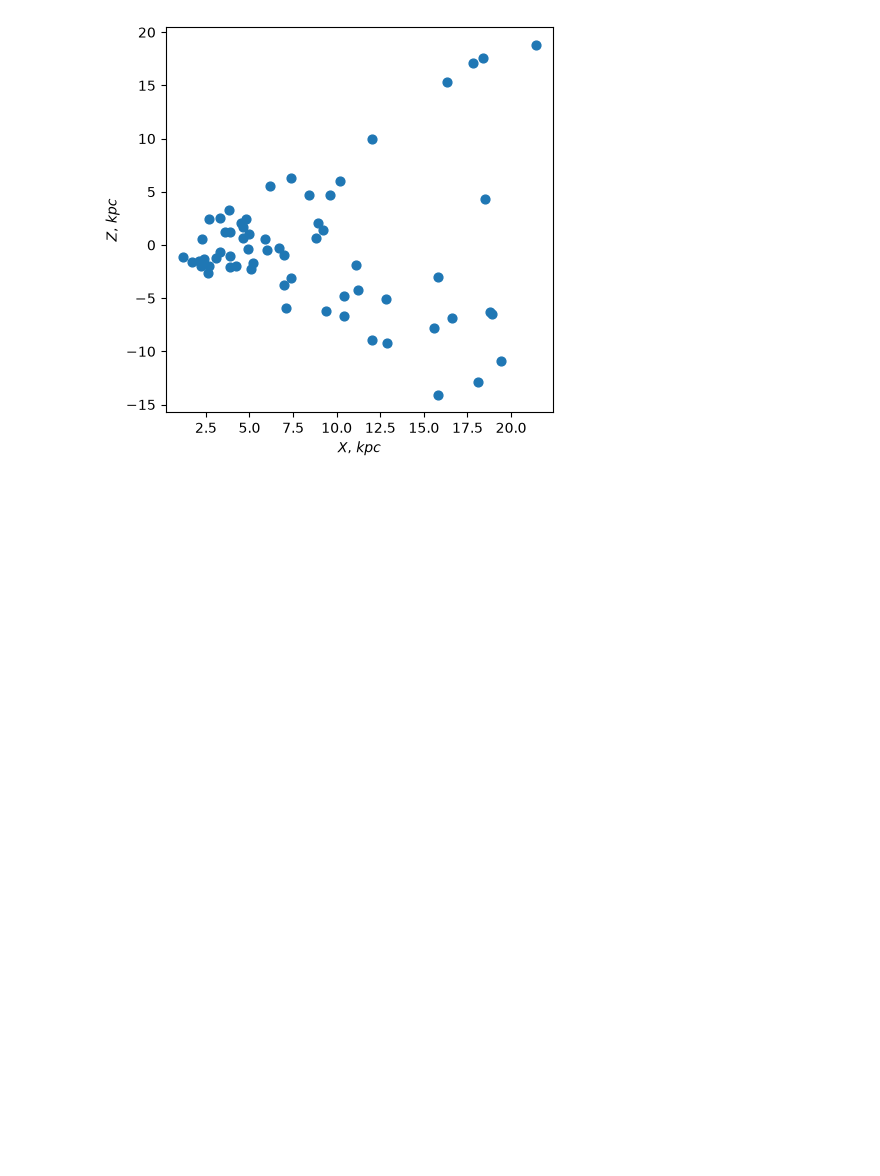
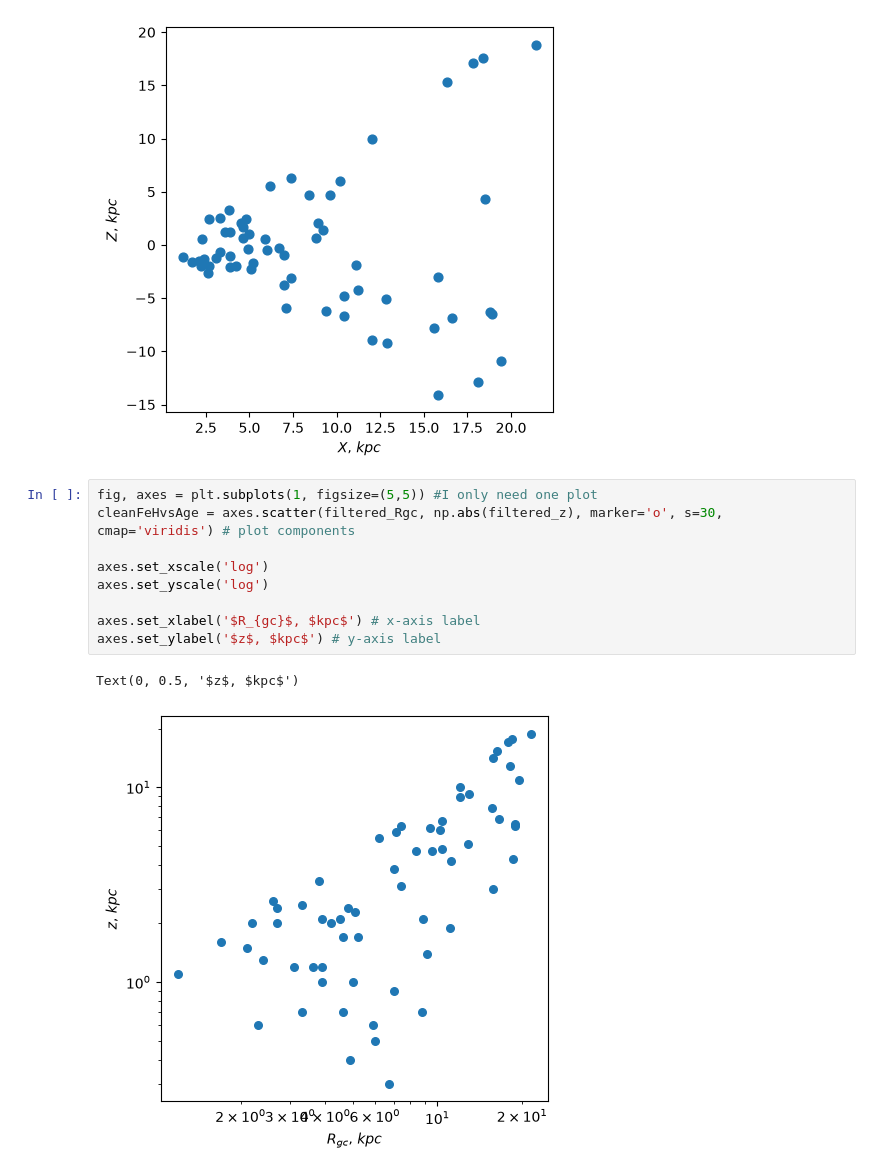
Before and after one commit to stormrealz/PHYS3116_Larawag, a Jupyter notebook: Will's Files/Filtered Data Analysis/ZRgc.ipynb, the cells around one changed output. Cells and saved outputs as stored; diff of their text form; blank space fills up the shorter version.

```diff
--- a/Will's Files/Filtered Data Analysis/ZRgc.ipynb
+++ b/Will's Files/Filtered Data Analysis/ZRgc.ipynb
@@ -36,3 +38,15 @@ axes.set_ylabel('$Z$, $kpc$') # y-axis label
 # %% [output]
 Text(0, 0.5, '$Z$, $kpc$')
 [figure]
+# %%
+fig, axes = plt.subplots(1, figsize=(5,5)) #I only need one plot
+cleanFeHvsAge = axes.scatter(filtered_Rgc, np.abs(filtered_z), marker='o', s=30, cmap='viridis') # plot components
+
+axes.set_xscale('log')
+axes.set_yscale('log')
+
+axes.set_xlabel('$R_{gc}$, $kpc$') # x-axis label
+axes.set_ylabel('$z$, $kpc$') # y-axis label
+# %% [output]
+Text(0, 0.5, '$z$, $kpc$')
+[figure, added]
```
Also changed, not shown: parts of 2 cells of this notebook, 3 other files.
